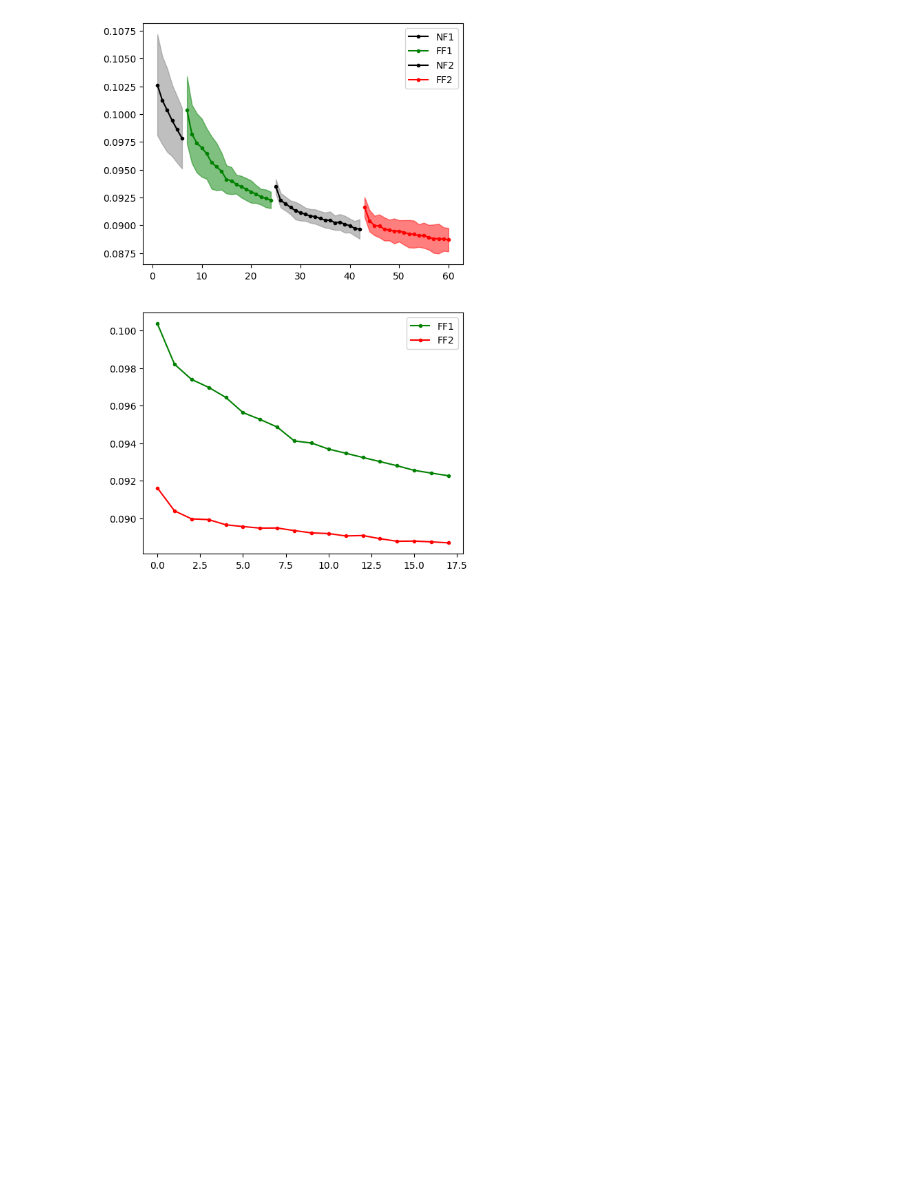
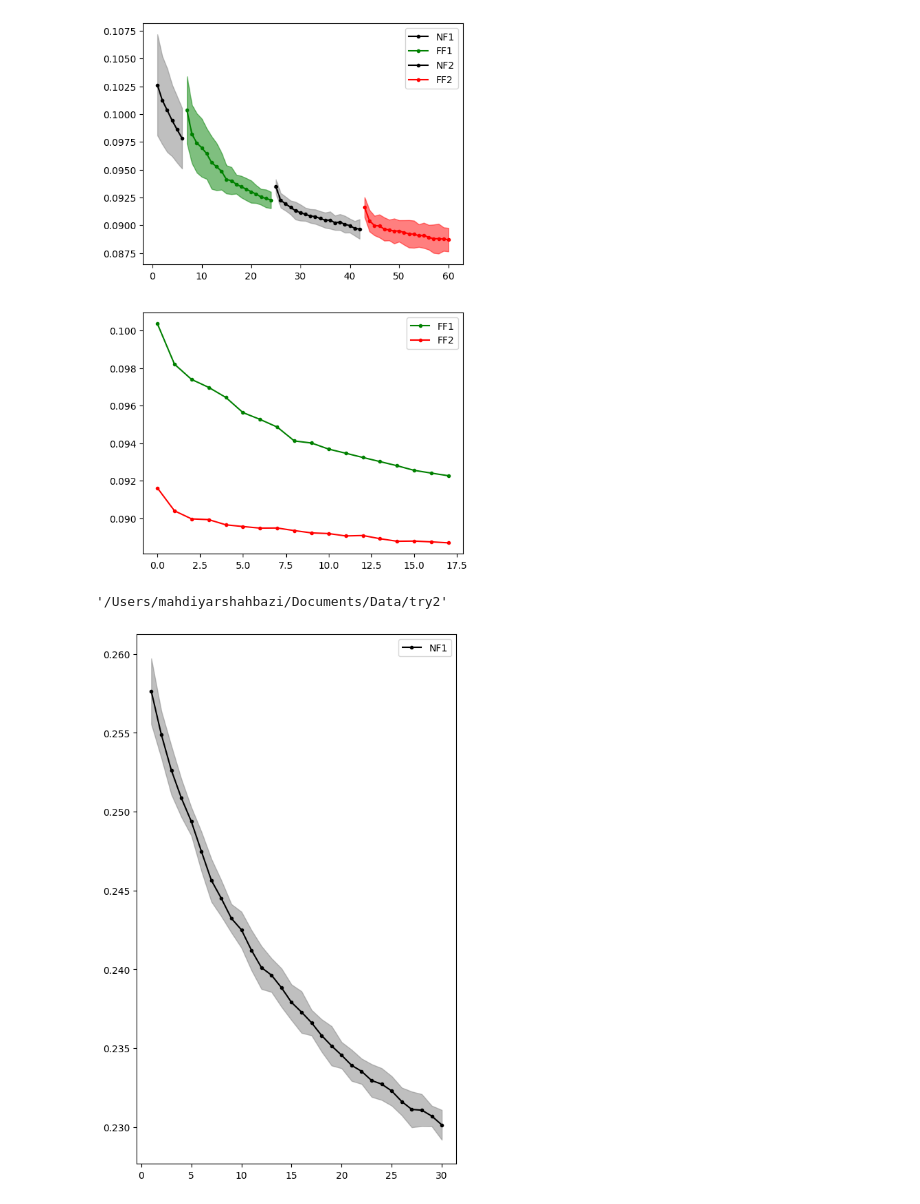
Before and after one commit to mshahbazi1997/MotorSavingModel, a Jupyter notebook: notebooks/test_networks.ipynb, the cells around one changed output. Saved outputs shown, nothing was run; the diff lists cells and outputs as text; code cells hidden in the pictures; blank space fills up the shorter version.

```diff
--- a/notebooks/test_networks.ipynb
+++ b/notebooks/test_networks.ipynb
@@ -42,3 +45,11 @@ fig = plot_learning(data_dir,num_model=16)
 fig.savefig(os.path.join(data_dir,'learning_curve.png'),dpi=300)
 # %% [output]
 [figure]
+# %%
+data_dir
+# %% [output]
+'/Users/mahdiyarshahbazi/Documents/Data/try2'
+# %%
+fig = plot_prelearning(data_dir,num_model=16)
+# %% [output]
+[figure, added]
```
Also changed, not shown: parts of 3 cells of this notebook, 3 other files.
